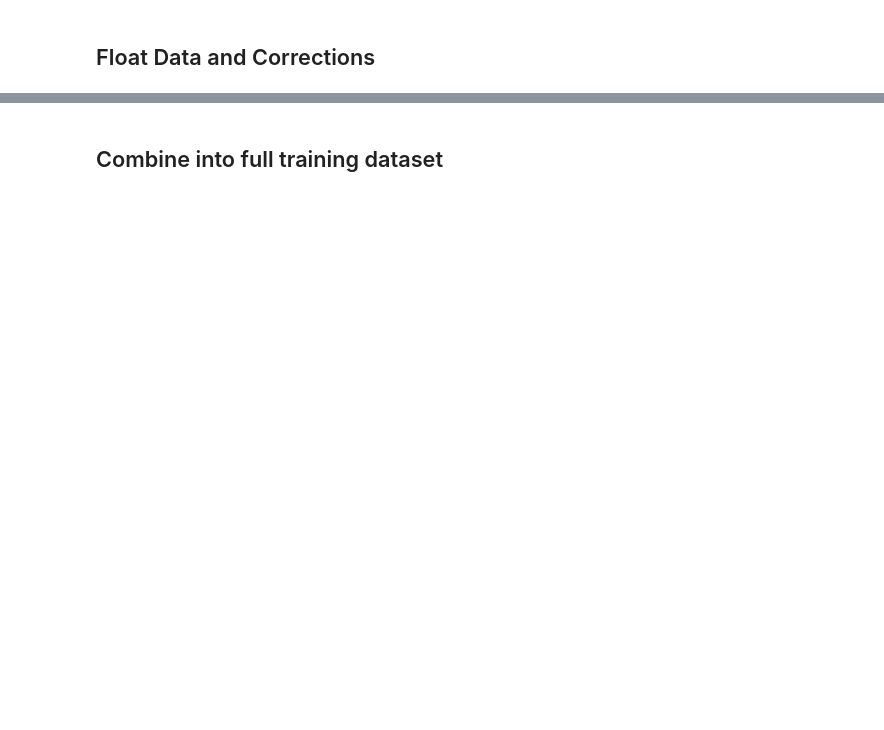
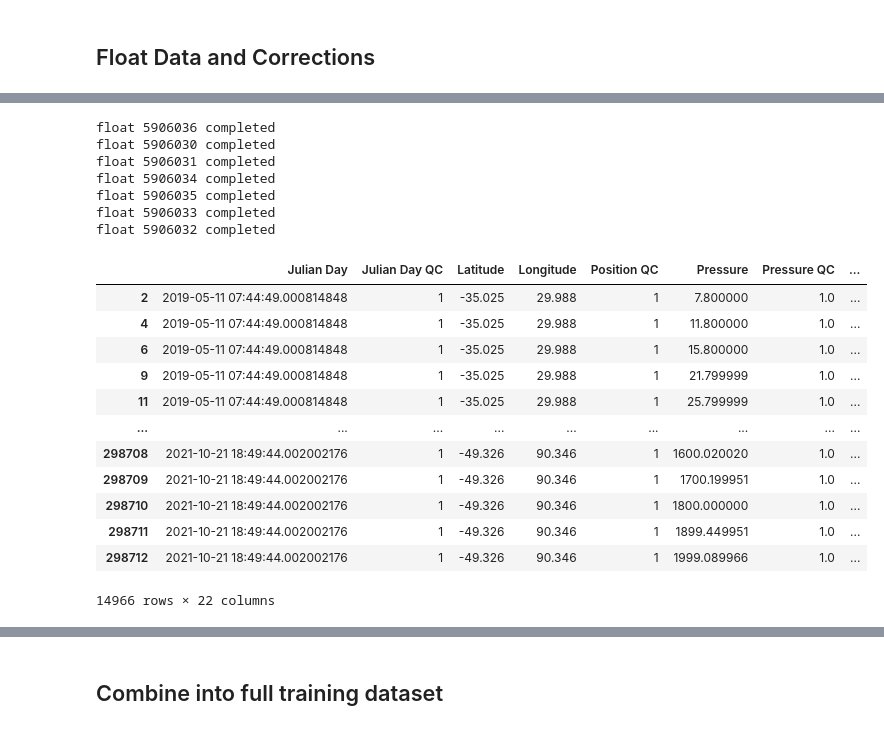
Before and after one commit to UW-MLGEO/MLGEO2022_sangsong, a Jupyter notebook: ml-sogos/scripts/training_data.ipynb, the cells around one changed output, grey strips where cells are left out. Cells and saved outputs as stored; diff of their text form; code cells hidden in the pictures; blank space fills up the shorter version.

```diff
--- a/ml-sogos/scripts/training_data.ipynb
+++ b/ml-sogos/scripts/training_data.ipynb
@@ -233,8 +248,29 @@ def make_float_DF(floatDSdict):
 # %%
 float_DF = make_float_DF(floatDSdict)
 float_DF["Salinity Adjusted"] = gsw.SA_from_SP(float_DF["Salinity Adjusted"],float_DF["Pressure"],float_DF["Longitude"],float_DF["Latitude"]).values
 float_DF["Temperature Adjusted"] = gsw.CT_from_t(float_DF["Salinity Adjusted"], float_DF["Temperature Adjusted"], float_DF["Pressure"])
 
 float_DF['Yearday'] = sg.datetime2ytd(float_DF['Julian Day'])
-float_DF
+float_DF.head()
+# %% [output]
+float 5906036 completed
+float 5906030 completed
+float 5906031 completed
+float 5906034 completed
+float 5906035 completed
+float 5906033 completed
+float 5906032 completed
+|  | Julian Day | Julian Day QC | Latitude | Longitude | Position QC | Pressure | Pressure QC | ... |
+| 2 | 2019-05-11 07:44:49.000814848 | 1 | -35.025 | 29.988 | 1 | 7.800000 | 1.0 | ... |
+| 4 | 2019-05-11 07:44:49.000814848 | 1 | -35.025 | 29.988 | 1 | 11.800000 | 1.0 | ... |
+| 6 | 2019-05-11 07:44:49.000814848 | 1 | -35.025 | 29.988 | 1 | 15.800000 | 1.0 | ... |
+| 9 | 2019-05-11 07:44:49.000814848 | 1 | -35.025 | 29.988 | 1 | 21.799999 | 1.0 | ... |
+| 11 | 2019-05-11 07:44:49.000814848 | 1 | -35.025 | 29.988 | 1 | 25.799999 | 1.0 | ... |
+| ... | ... | ... | ... | ... | ... | ... | ... | ... |
+| 298708 | 2021-10-21 18:49:44.002002176 | 1 | -49.326 | 90.346 | 1 | 1600.020020 | 1.0 | ... |
+| 298709 | 2021-10-21 18:49:44.002002176 | 1 | -49.326 | 90.346 | 1 | 1700.199951 | 1.0 | ... |
+| 298710 | 2021-10-21 18:49:44.002002176 | 1 | -49.326 | 90.346 | 1 | 1800.000000 | 1.0 | ... |
+| 298711 | 2021-10-21 18:49:44.002002176 | 1 | -49.326 | 90.346 | 1 | 1899.449951 | 1.0 | ... |
+| 298712 | 2021-10-21 18:49:44.002002176 | 1 | -49.326 | 90.346 | 1 | 1999.089966 | 1.0 | ... |
+14966 rows × 22 columns
 # %%
```
Also changed, not shown: parts of 12 cells of this notebook, 1 other file.
